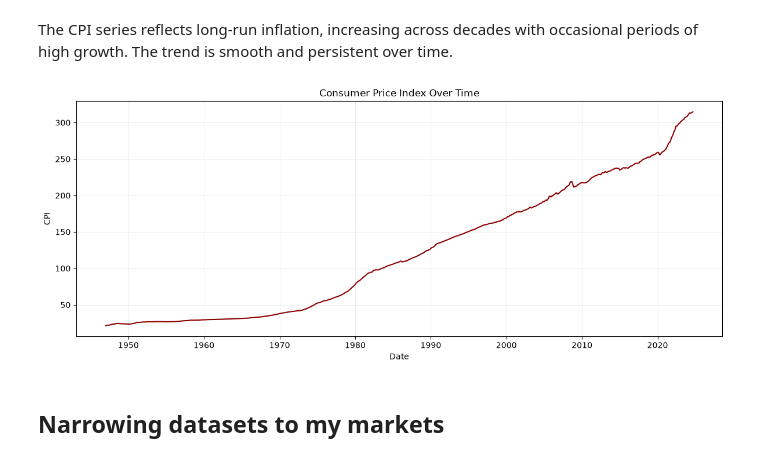
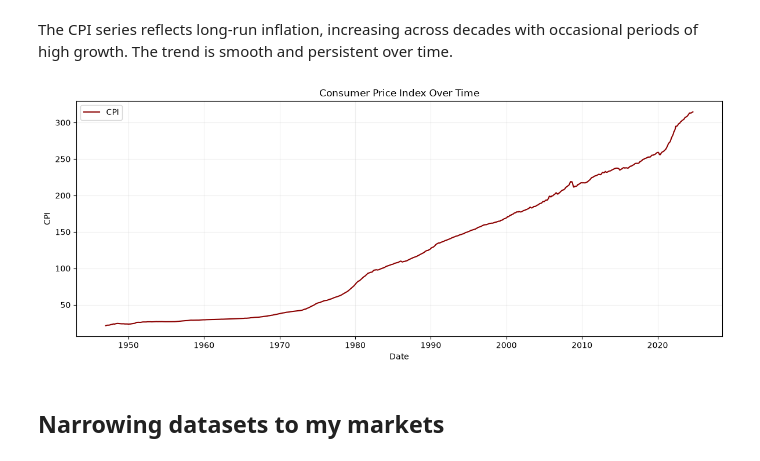
Before and after one commit to mdw223/Python_DS-EDA-ML, a Jupyter notebook: proj2/P2WensmanM.ipynb, the cells around one changed output. Cells and saved outputs as stored; diff of their text form; code cells hidden in the pictures.

```diff
--- a/proj2/P2WensmanM.ipynb
+++ b/proj2/P2WensmanM.ipynb
@@ -503,15 +400,16 @@ The CPI series reflects long-run inflation, increasing across decades with occas
 # %%
 # CPI time series
 plt.figure(figsize=(12, 5))
-plt.plot(cpi_clean["Date"], cpi_clean["CPI"], color="darkred", linewidth=1.5)
+plt.plot(cpi_clean["Date"], cpi_clean["CPI"], color="darkred", linewidth=1.5, label="CPI")
 plt.title("Consumer Price Index Over Time")
 plt.xlabel("Date")
 plt.ylabel("CPI")
+plt.legend()
 plt.grid(alpha=0.2)
 plt.tight_layout()
 plt.show()
 # %% [output]
-[figure, old version]
+[figure, new version]
 # %% [markdown]
 ## Narrowing datasets to my markets
 # %% [markdown]
```
Also changed, not shown: parts of 11 cells of this notebook, 1 other file.
